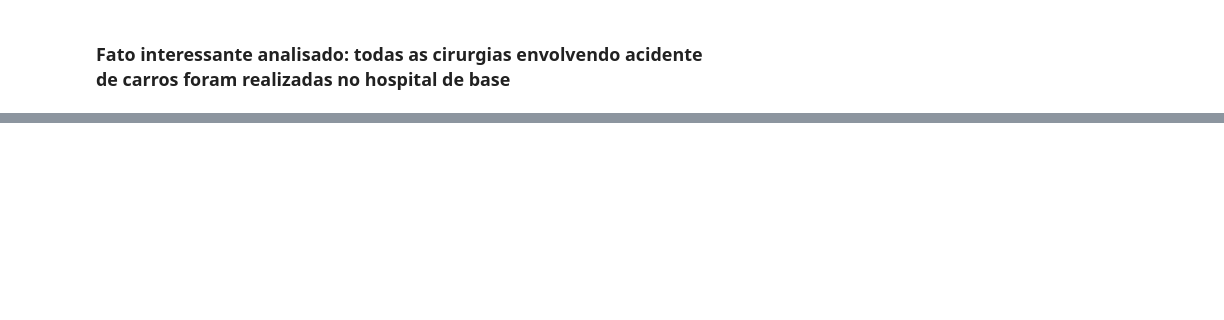
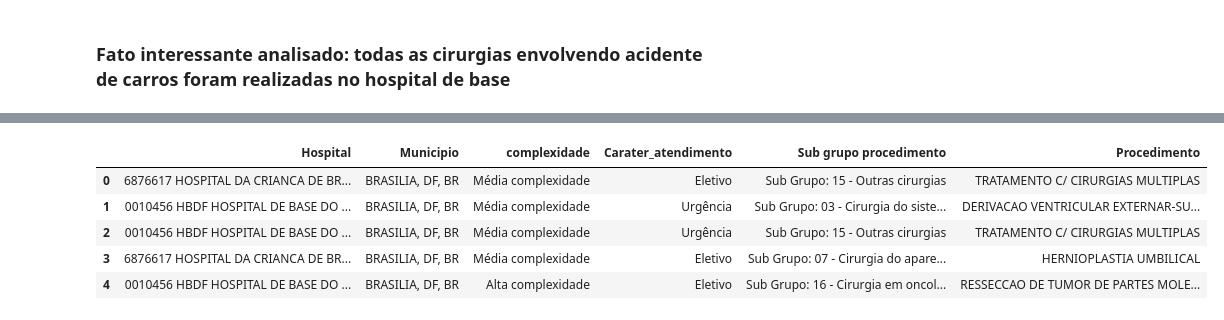
Before and after one commit to Jandersolutions/DataScience, a Jupyter notebook: csv_cirurgias.ipynb, the cells around one changed output, grey strips where cells are left out. Cells and saved outputs as stored; diff of their text form; code cells hidden in the pictures; blank space fills up the shorter version.

```diff
--- a/csv_cirurgias.ipynb
+++ b/csv_cirurgias.ipynb
@@ -313,0 +341,9 @@ Name: Procedimento, Length: 242, dtype: int64
+# %%
+df.head(5) # mostra os primeiros elementos do dataframe
+# %% [output]
+|  | Hospital | Municipio | complexidade | Carater_atendimento | Sub grupo procedimento | Procedimento |
+| 0 | 6876617 HOSPITAL DA CRIANCA DE BR... | BRASILIA, DF, BR | Média complexidade | Eletivo | Sub Grupo: 15 - Outras cirurgias | TRATAMENTO C/ CIRURGIAS MULTIPLAS |
+| 1 | 0010456 HBDF HOSPITAL DE BASE DO ... | BRASILIA, DF, BR | Média complexidade | Urgência | Sub Grupo: 03 - Cirurgia do siste... | DERIVACAO VENTRICULAR EXTERNAR-SU... |
+| 2 | 0010456 HBDF HOSPITAL DE BASE DO ... | BRASILIA, DF, BR | Média complexidade | Urgência | Sub Grupo: 15 - Outras cirurgias | TRATAMENTO C/ CIRURGIAS MULTIPLAS |
+| 3 | 6876617 HOSPITAL DA CRIANCA DE BR... | BRASILIA, DF, BR | Média complexidade | Eletivo | Sub Grupo: 07 - Cirurgia do apare... | HERNIOPLASTIA UMBILICAL |
+| 4 | 0010456 HBDF HOSPITAL DE BASE DO ... | BRASILIA, DF, BR | Alta complexidade | Eletivo | Sub Grupo: 16 - Cirurgia em oncol... | RESSECCAO DE TUMOR DE PARTES MOLE... |
```
Also changed, not shown: parts of 19 cells of this notebook.
